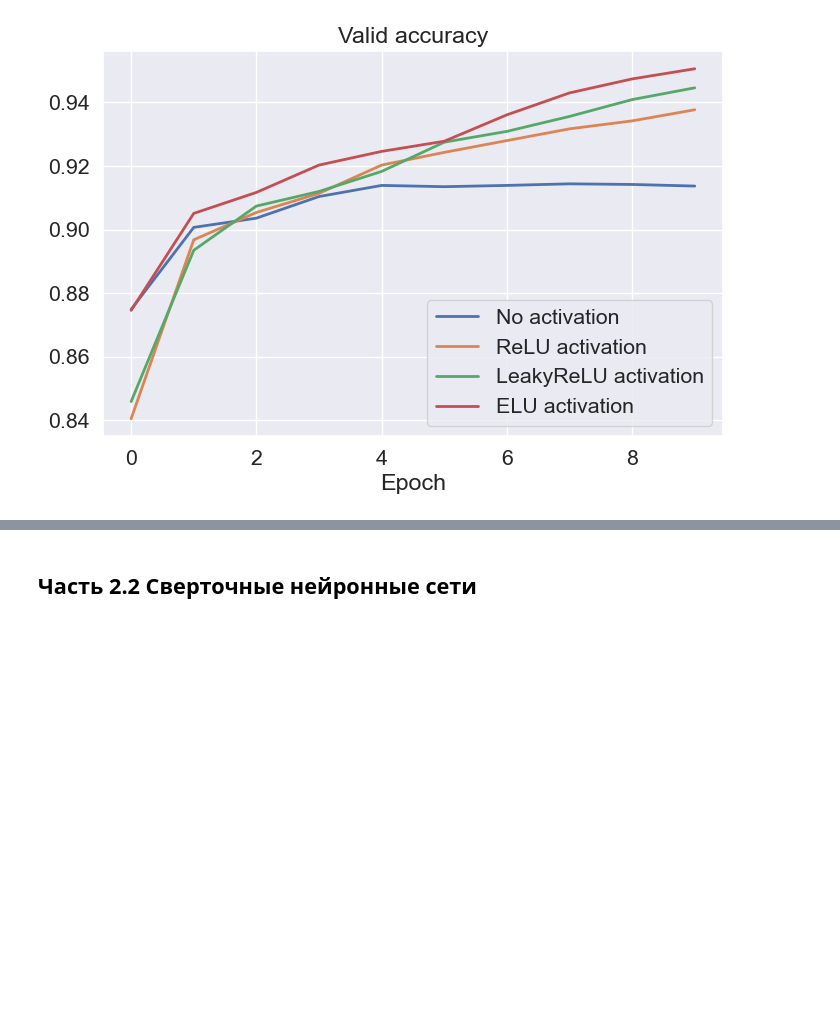
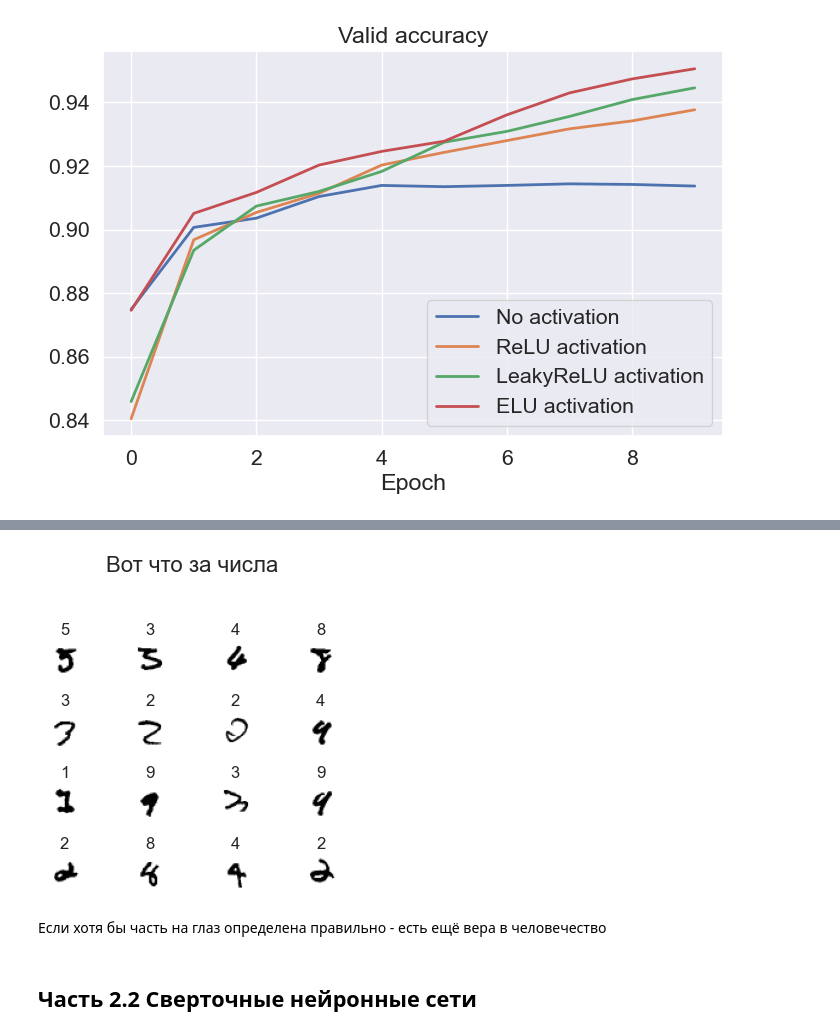
Before and after one commit to Figishe/DeepLearningSchool_part_1_ml_cv, a Jupyter notebook: week_05_convolutional_nets/Homework/hw_4_conv_cnn.ipynb, the cells around one changed output, grey strips where cells are left out. Saved outputs shown, nothing was run; the diff lists cells and outputs as text; code cells hidden in the pictures; blank space fills up the shorter version.

```diff
--- a/week_05_convolutional_nets/Homework/hw_4_conv_cnn.ipynb
+++ b/week_05_convolutional_nets/Homework/hw_4_conv_cnn.ipynb
@@ -532,3 +619,9 @@ plt.show()
+# %%
+mistakes_plot(answers=True, title="Вот что за числа")
+# %% [output]
+[figure, added]
+# %% [markdown]
+Если хотя бы часть на глаз определена правильно - есть ещё вера в человечество
 # %% [markdown]
 ## Часть 2.2 Сверточные нейронные сети
 # %% [markdown]
```
Also changed, not shown: parts of 9 cells of this notebook.
